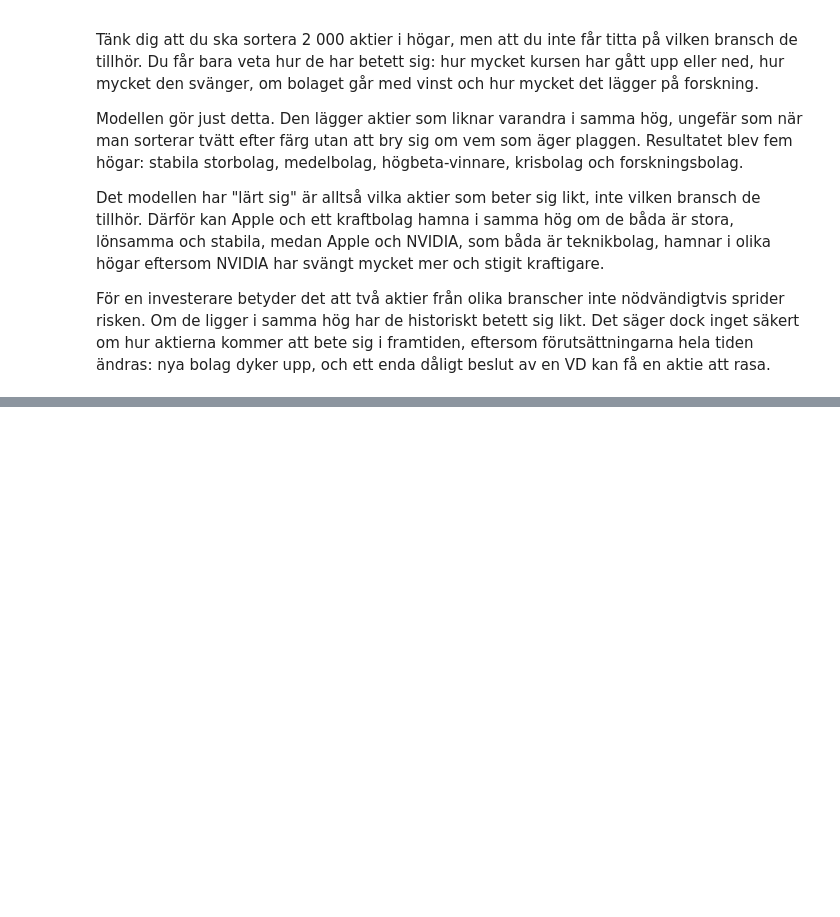
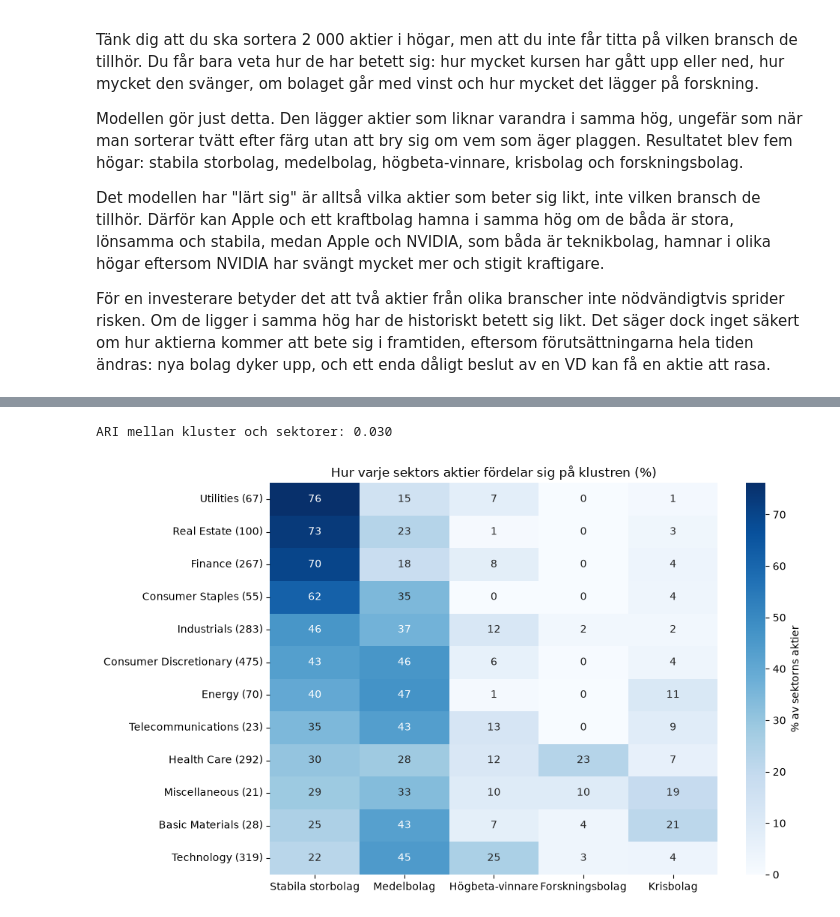
Before and after one commit to peter868686/Aktieklustring, a Jupyter notebook: notebooks/analys.ipynb, the cells around one changed output, grey strips where cells are left out. Saved outputs shown, nothing was run; the diff lists cells and outputs as text; code cells hidden in the pictures; blank space fills up the shorter version.

```diff
--- a/notebooks/analys.ipynb
+++ b/notebooks/analys.ipynb
@@ -955,0 +1051,29 @@ För en investerare betyder det att två aktier från olika branscher inte nödv
+# %%
+from sklearn.metrics import adjusted_rand_score
+
+# Bara aktier som har en sektor
+comp = df.dropna(subset=["sector"])
+
+# ARI: hur väl stämmer klustren med sektorerna?
+ari_sector = adjusted_rand_score(comp["sector"], comp["klustertyp"])
+print(f"ARI mellan kluster och sektorer: {ari_sector:.3f}")
+
+# Korstabell: hur stor andel (%) av varje sektor hamnar i varje kluster?
+order = ["Stabila storbolag", "Medelbolag", "Högbeta-vinnare", "Forskningsbolag", "Krisbolag"]
+ct = pd.crosstab(comp["sector"], comp["klustertyp"], normalize="index")[order] * 100
+ct = ct.sort_values("Stabila storbolag", ascending=False)
+
+# Lägg till antal aktier i sektornamnet, t.ex. "Technology (319)"
+counts = comp["sector"].value_counts()
+ct.index = [f"{s} ({counts[s]})" for s in ct.index]
+
+plt.figure(figsize=(10, 6))
+sns.heatmap(ct, annot=True, fmt=".0f", cmap="Blues", cbar_kws={"label": "% av sektorns aktier"})
+plt.title("Hur varje sektors aktier fördelar sig på klustren (%)")
+plt.xlabel("")
+plt.ylabel("")
+plt.tight_layout()
+plt.show()
+# %% [output]
+ARI mellan kluster och sektorer: 0.030
+[figure, added]
```
Also changed, not shown: parts of 8 cells of this notebook.
